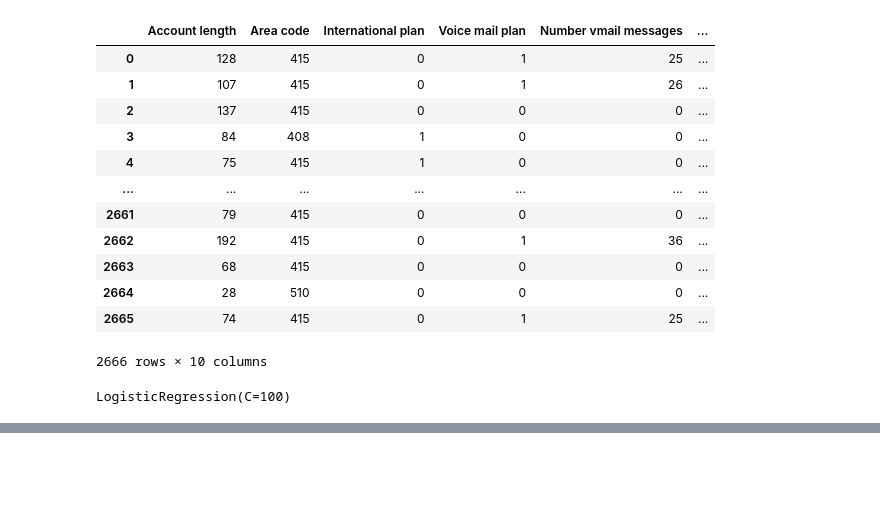
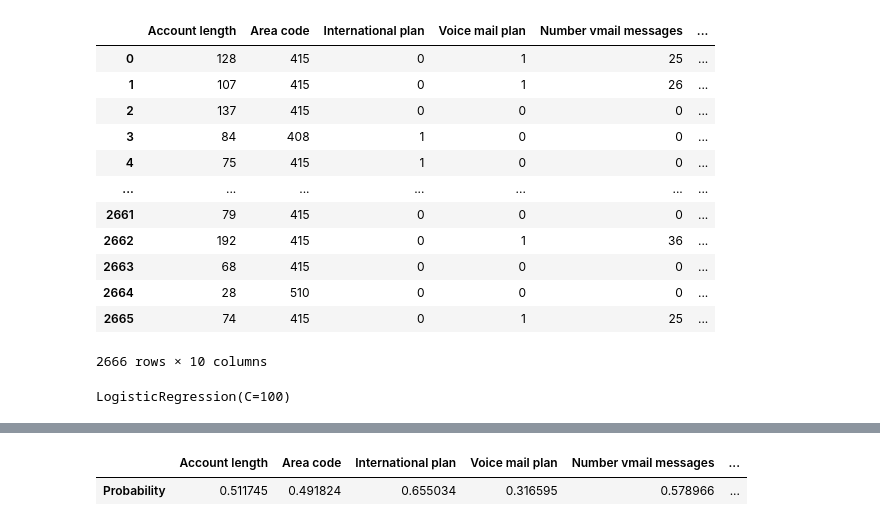
Before and after one commit to chuaqindi/sc1015-miniproject, a Jupyter notebook: logistic_regression.ipynb, the cells around one changed output, grey strips where cells are left out. Saved outputs shown, nothing was run; the diff lists cells and outputs as text; code cells hidden in the pictures; blank space fills up the shorter version.

```diff
--- a/logistic_regression.ipynb
+++ b/logistic_regression.ipynb
@@ -409,0 +426,14 @@ plt.show()
+# %%
+df_p.rename( columns ={  0: 'Account length',
+                1: 'Area code',
+                2: 'International plan',
+                3: 'Voice mail plan',
+                4: 'Number vmail messages',
+                5: 'Total day minutes',
+                6: 'Total eve minutes',
+                7: 'Total night minutes',
+                8: 'Total intl minutes',
+                9: 'Customer service calls'} )
+# %% [output]
+|  | Account length | Area code | International plan | Voice mail plan | Number vmail messages | ... |
+| Probability | 0.511745 | 0.491824 | 0.655034 | 0.316595 | 0.578966 | ... |
```
Also changed, not shown: parts of 8 cells of this notebook.
